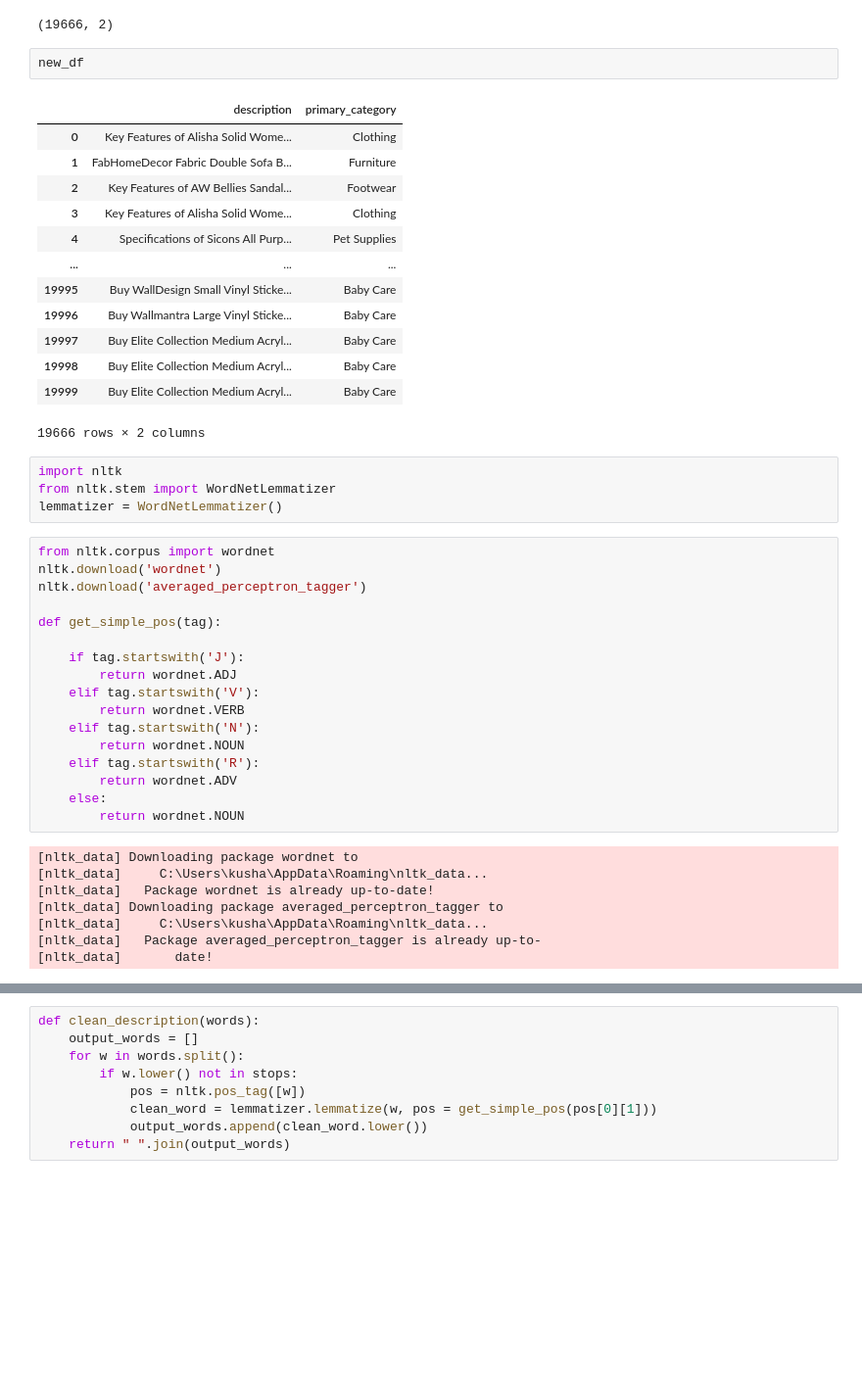
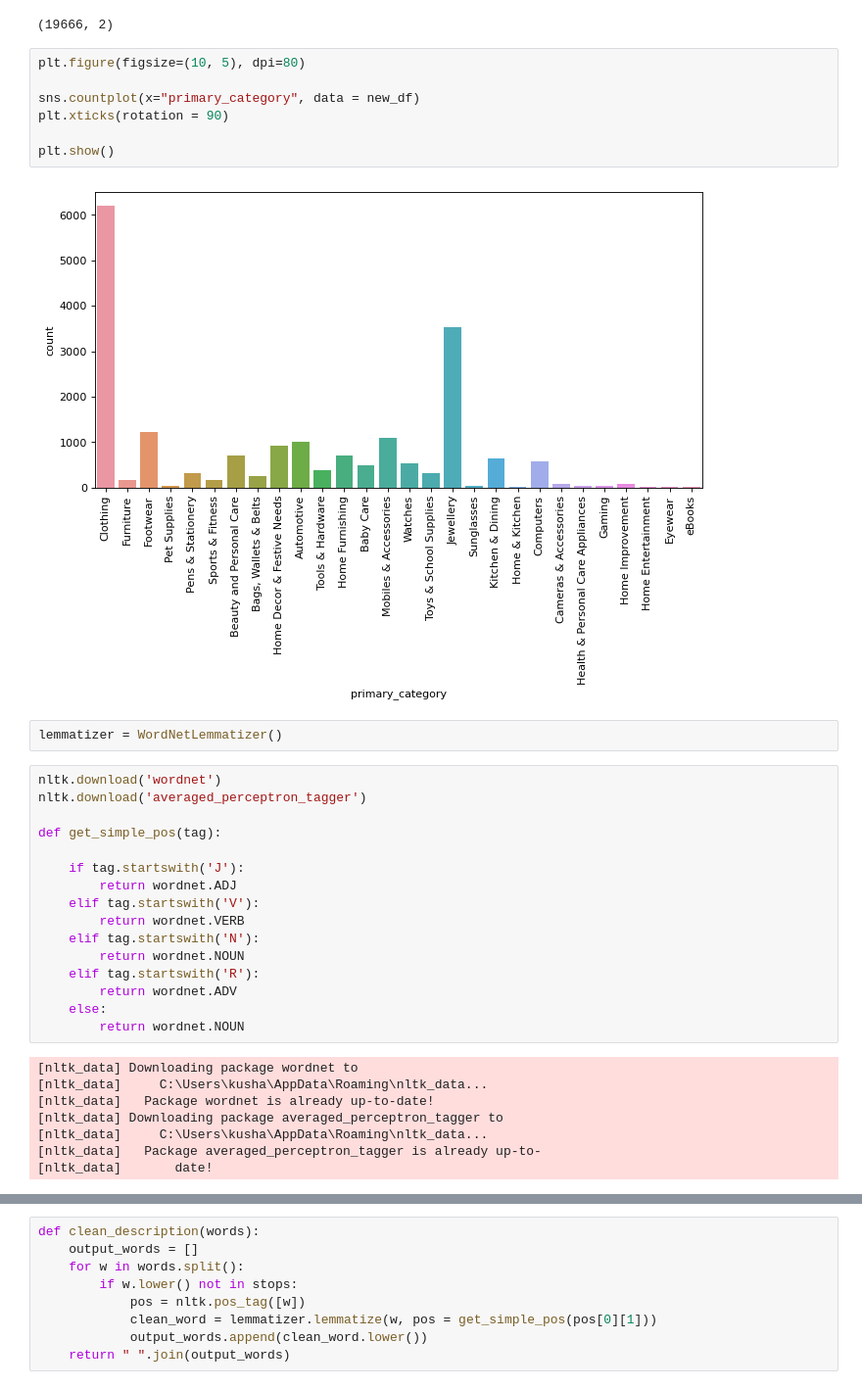
Before and after one commit to kushagra219/NLP-Category-Predictions-Task, a Jupyter notebook: main.ipynb, the cells around one changed output, grey strips where cells are left out. Shown at 98% size. Drawn from its saved outputs; the diff is of its cells as text; blank space fills up the shorter version.

```diff
--- a/main.ipynb
+++ b/main.ipynb
@@ -107,28 +120,18 @@ new_df.dropna(inplace = True)
 print(new_df.shape)
 # %% [output]
 (19666, 2)
-# %%
-new_df
-# %% [output]
-|  | description | primary_category |
-| 0 | Key Features of Alisha Solid Wome... | Clothing |
-| 1 | FabHomeDecor Fabric Double Sofa B... | Furniture |
-| 2 | Key Features of AW Bellies Sandal... | Footwear |
-| 3 | Key Features of Alisha Solid Wome... | Clothing |
-| 4 | Specifications of Sicons All Purp... | Pet Supplies |
-| ... | ... | ... |
-| 19995 | Buy WallDesign Small Vinyl Sticke... | Baby Care |
-| 19996 | Buy Wallmantra Large Vinyl Sticke... | Baby Care |
-| 19997 | Buy Elite Collection Medium Acryl... | Baby Care |
-| 19998 | Buy Elite Collection Medium Acryl... | Baby Care |
-| 19999 | Buy Elite Collection Medium Acryl... | Baby Care |
-19666 rows × 2 columns
-# %%
-import nltk
-from nltk.stem import WordNetLemmatizer
-lemmatizer = WordNetLemmatizer()
+# %%
+plt.figure(figsize=(10, 5), dpi=80)
+
+sns.countplot(x="primary_category", data = new_df)
+plt.xticks(rotation = 90)
+
+plt.show()
+# %% [output]
+[figure, added]
+# %%
+lemmatizer = WordNetLemmatizer()
 # %%
-from nltk.corpus import wordnet
 nltk.download('wordnet')
 nltk.download('averaged_perceptron_tagger')
 
```
Also changed, not shown: parts of 11 cells of this notebook, 2 other files.
